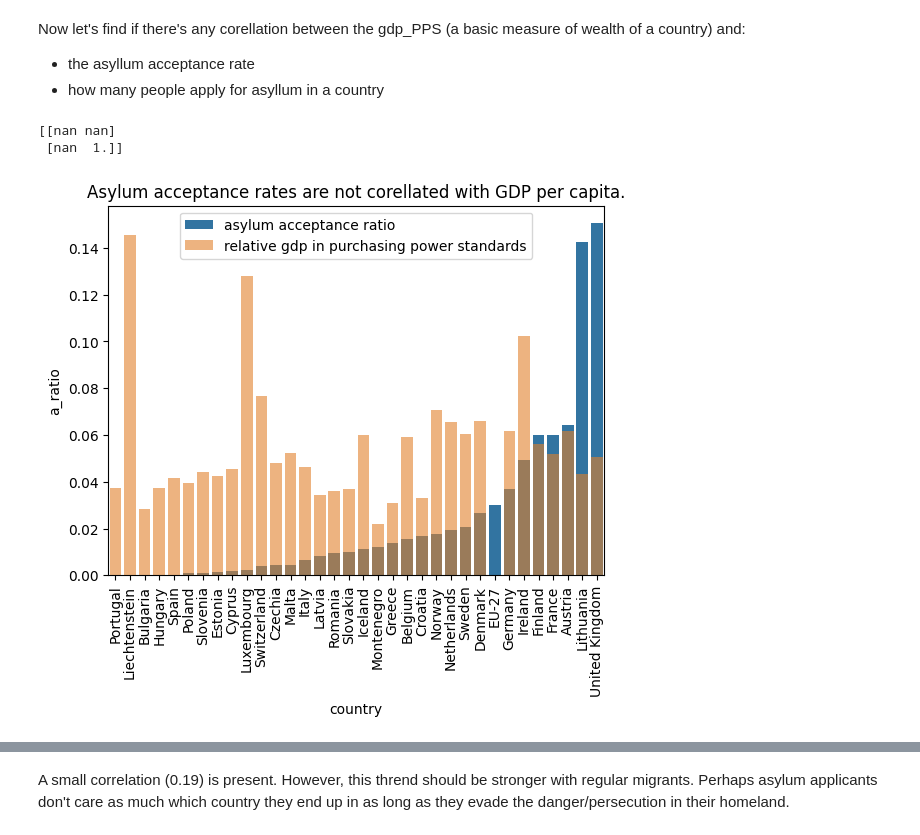
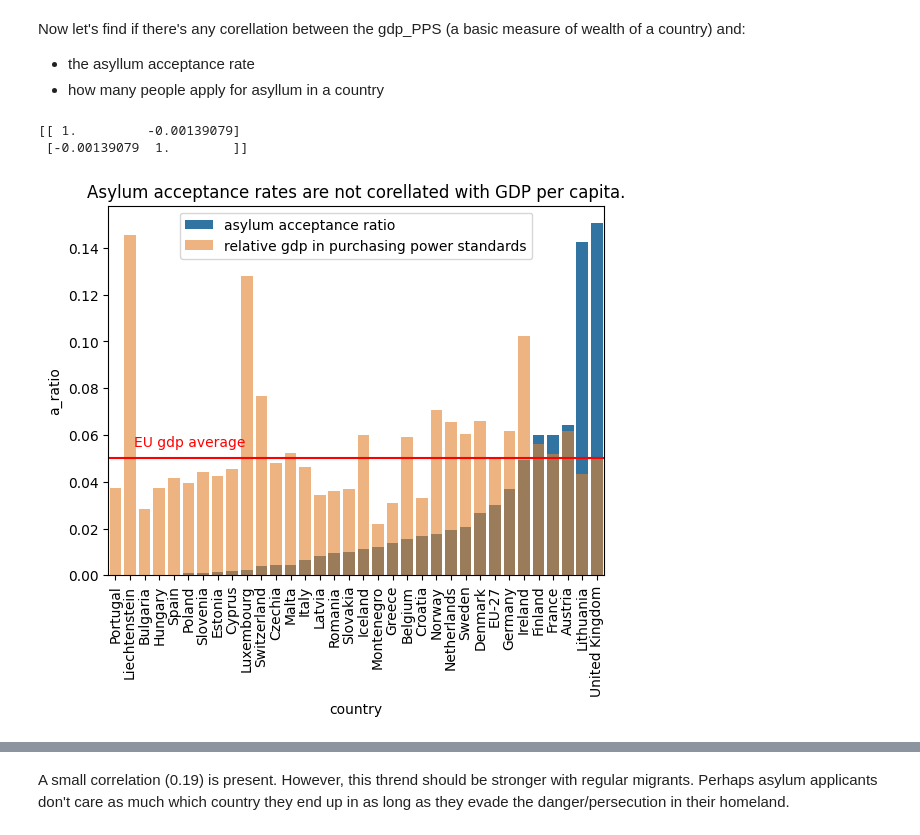
Before and after one commit to jatofi-official/migration-eu-analysis, a Jupyter notebook: Notebooks/asylum_ado_.ipynb, the cells around one changed output, grey strips where cells are left out. Drawn from its saved outputs; the diff is of its cells as text; code cells hidden in the pictures.

```diff
--- a/Notebooks/asylum_ado_.ipynb
+++ b/Notebooks/asylum_ado_.ipynb
@@ -363,6 +363,7 @@ gdp_2020.set_index('country')
 top = top.merge(gdp_2020, on = 'country', how = 'left')
 top.set_index('country', inplace = True)
 top.at['Liechtenstein', 'gdp_PPS'] = 186 / 64 * 100
+top.at['EU-27','gdp_PPS'] = 100
 display(top)
 # %% [output]
 |  | 2020 | count_applied | count_accepted | a_ratio | population | app_ratio | acc_ratio | ... |
@@ -391,19 +392,22 @@ Now let's find if there's any corellation between the gdp_PPS (a basic measure o
 # %%
 top.sort_values(by = 'a_ratio', inplace = True)
 gdp_against_acceptance_rate = sns.barplot(data = top, x = 'country', y = 'a_ratio',
                      label = 'asylum acceptance ratio')
 relative_gdp = top['gdp_PPS'] / 2000        # scaling down for better visibility
 gdp_against_acceptance_rate = sns.barplot(data = top, x = 'country', y = relative_gdp,
                             label = 'relative gdp in purchasing power standards',
                             alpha = 0.6 )
 gdp_against_acceptance_rate.set_title('Asylum acceptance rates are not corellated with GDP per capita.')
+height = 1/20
+gdp_against_acceptance_rate.axhline(y=height, color='red', linestyle='-')
+gdp_against_acceptance_rate.text(1.25, height +0.005, 'EU gdp average', color = 'red')
 plt.xticks(rotation = 90)
 pass
 print(corrcoef(top['gdp_PPS'], top['a_ratio']))
 # %% [output]
-[[nan nan]
- [nan  1.]]
+[[ 1.         -0.00139079]
+ [-0.00139079  1.        ]]
-[figure, old version]
+[figure, new version]
 # %%
 # Here: richer countries should be more attractive to asylum applicants
 
```
Also changed, not shown: parts of 12 cells of this notebook, 13 other files.
